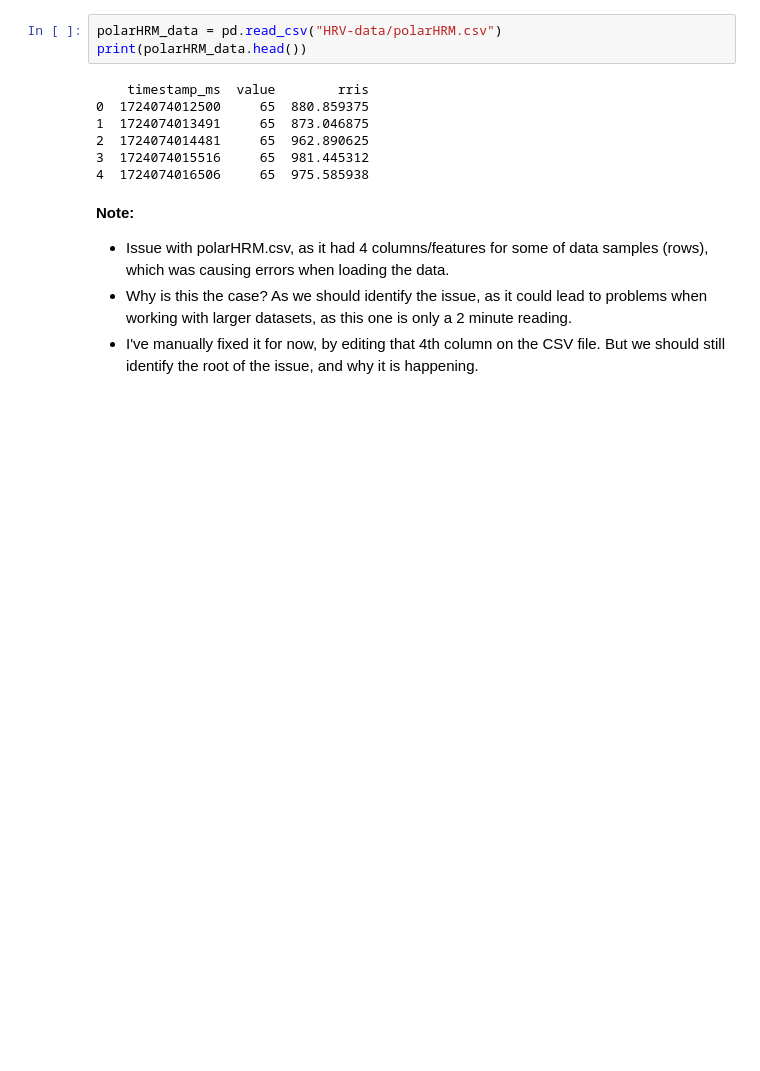
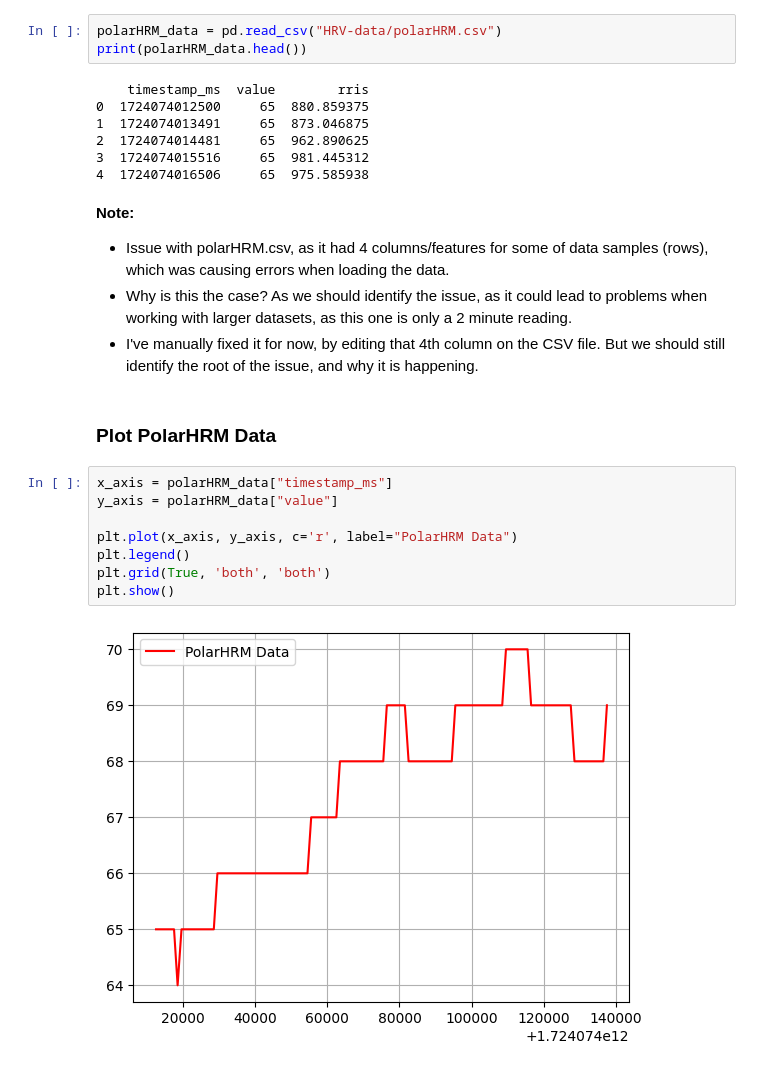
Before and after one commit to Showmick119/Benchmarking-Signal-Processing-Packages, a Jupyter notebook: practice.ipynb, the cells around one changed output. Saved outputs shown, nothing was run; the diff lists cells and outputs as text; blank space fills up the shorter version.

```diff
--- a/practice.ipynb
+++ b/practice.ipynb
@@ -48,3 +73,15 @@ print(polarHRM_data.head())
 - Issue with polarHRM.csv, as it had 4 columns/features for some of data samples (rows), which was causing errors when loading the data.
 - Why is this the case? As we should identify the issue, as it could lead to problems when working with larger datasets, as this one is only a 2 minute reading.
 - I've manually fixed it for now, by editing that 4th column on the CSV file. But we should still identify the root of the issue, and why it is happening.
+# %% [markdown]
+### **Plot PolarHRM Data**
+# %%
+x_axis = polarHRM_data["timestamp_ms"]
+y_axis = polarHRM_data["value"]
+
+plt.plot(x_axis, y_axis, c='r', label="PolarHRM Data")
+plt.legend()
+plt.grid(True, 'both', 'both')
+plt.show()
+# %% [output]
+[figure, added]
```
Also changed, not shown: parts of 5 cells of this notebook.
